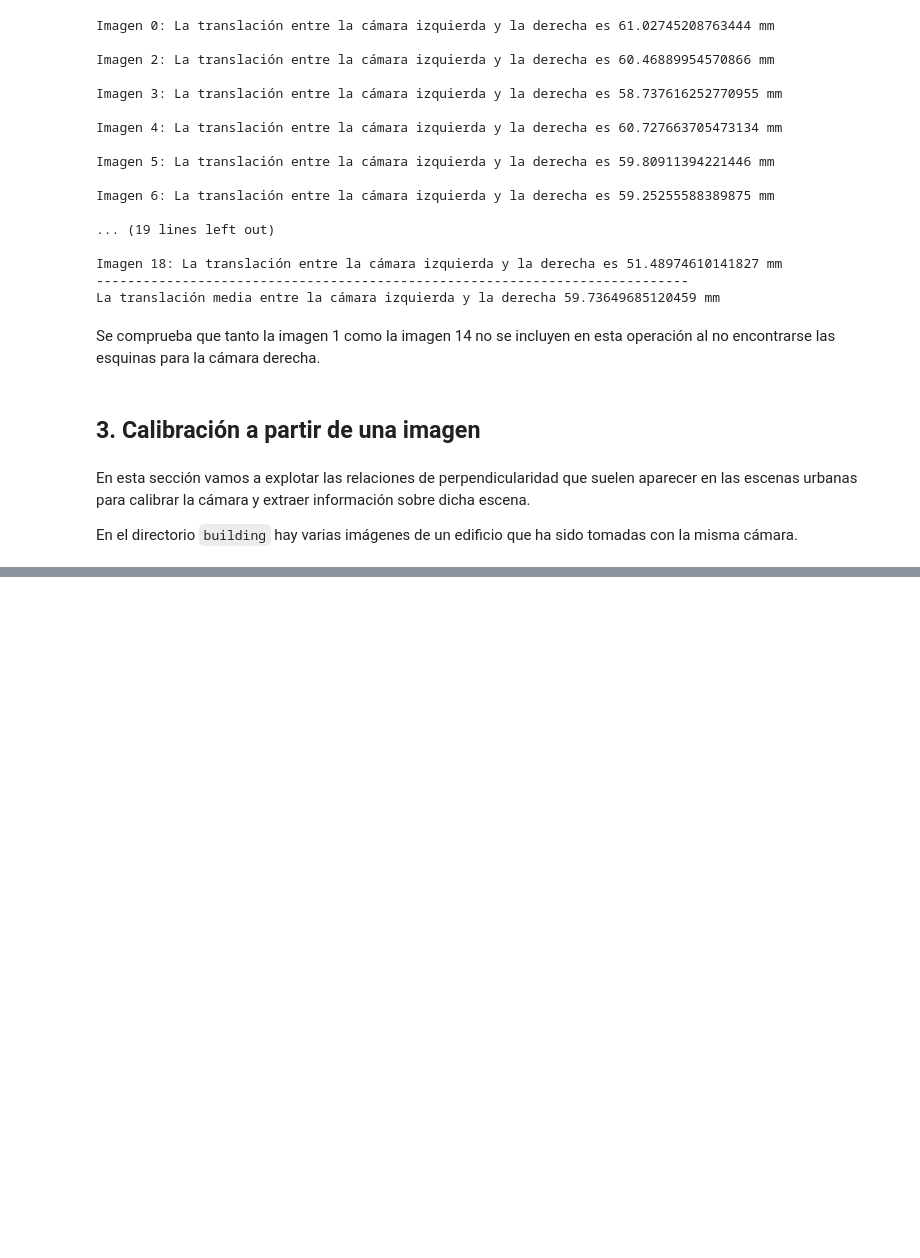
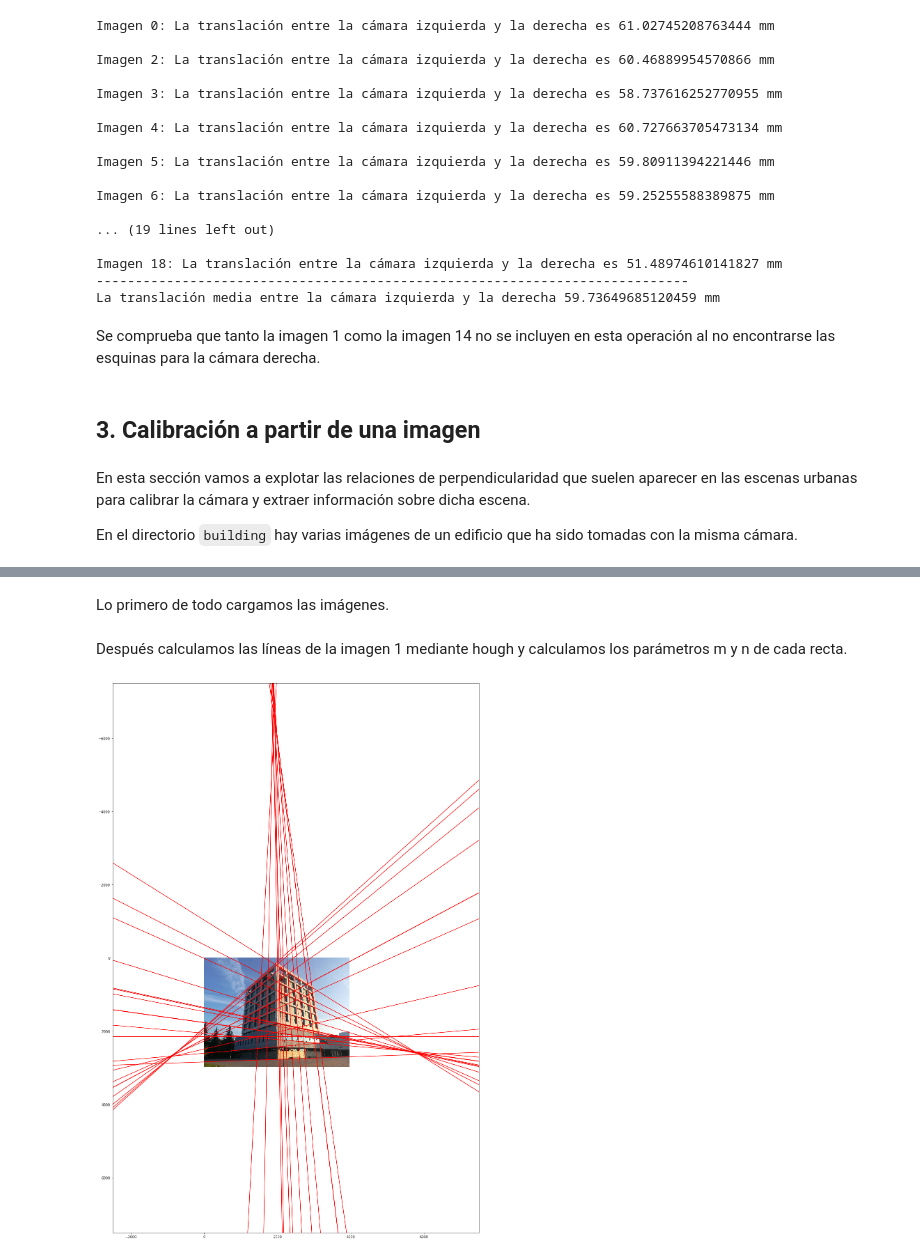
Before and after one commit to themrcesi/ComputerVision, a Jupyter notebook: Práctica2/PracticaCalib2020.ipynb, the cells around one changed output, grey strips where cells are left out. Saved outputs shown, nothing was run; the diff lists cells and outputs as text; code cells hidden in the pictures; blank space fills up the shorter version.

```diff
--- a/Práctica2/PracticaCalib2020.ipynb
+++ b/Práctica2/PracticaCalib2020.ipynb
@@ -456,4 +428,11 @@ Si hacemos esto para las dos imágenes, tendríamos las direcciones de las misma
+# %% [markdown]
+Lo primero de todo cargamos las imágenes.
 # %%
 # Cargamos las imágenes
 building = glob.glob("B:/Proyectos/ComputerVision/Práctica2/building/*.jpg")
 building = load_images(building)
+
+building_1 =building[0]
+building_3 = building[2]
+# %% [markdown]
+Después calculamos las líneas de la imagen 1 mediante hough y calculamos los parámetros m y n de cada recta.
@@ -459,0 +472,15 @@ building = load_images(building)
+# %%
+lines_1 = compute_lines(building_1)
+# %%
+plt.figure(figsize=(29,29))
+plt.xlim([-2500, 7500])
+plt.ylim([7500,-7500])
+plt.imshow(building_1)
+for line in lines_1:
+    f = lambda x: line[0]*x + line[1]
+    x = np.linspace(-2500, 7500)
+    y = f(x)
+    plt.plot(x, y, 'r')
+plt.show()
+# %% [output]
+[figure, added]
```
Also changed, not shown: parts of 47 cells of this notebook, 4 other files.
